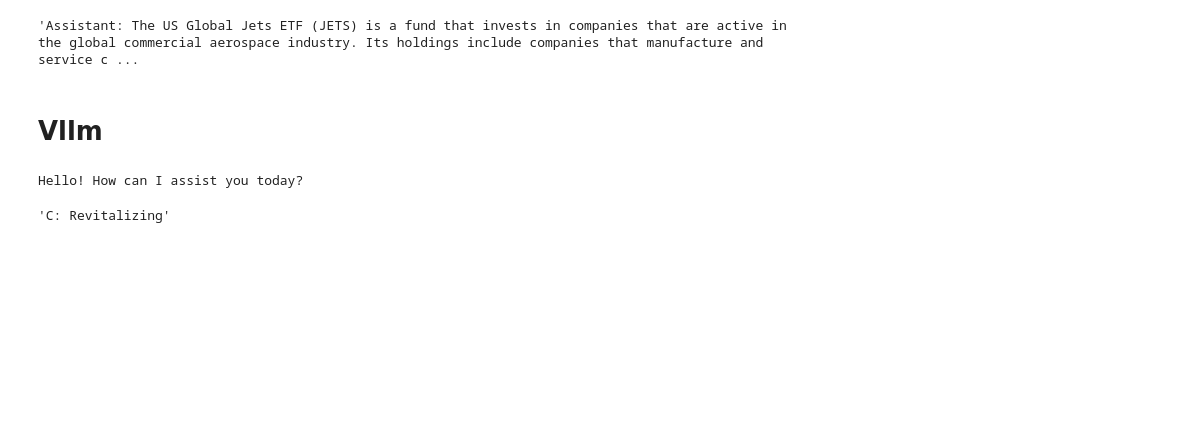
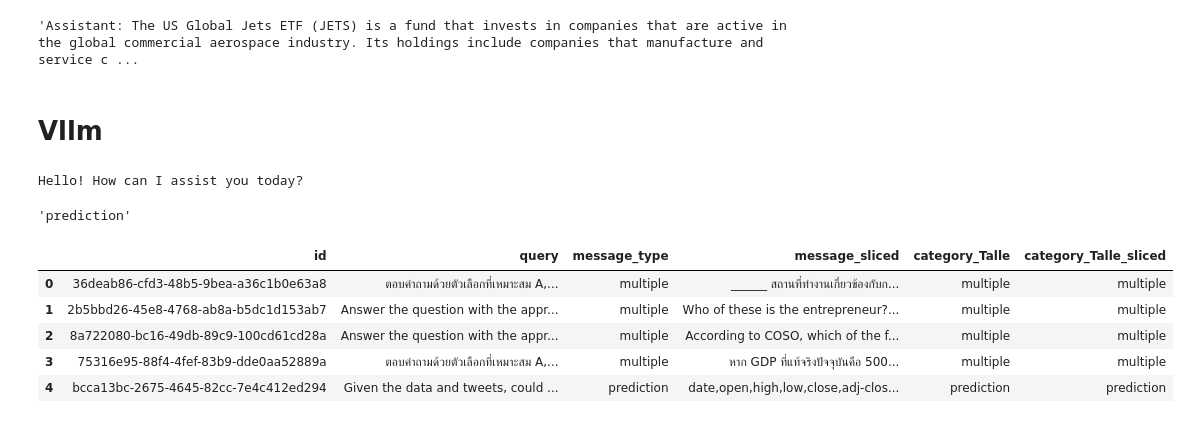
Before and after one commit to Angy-face/agentic, a Jupyter notebook: notebooks/experiment.ipynb, the cells around one changed output. Drawn from its saved outputs; the diff is of its cells as text; code cells hidden in the pictures; blank space fills up the shorter version.

```diff
--- a/notebooks/experiment.ipynb
+++ b/notebooks/experiment.ipynb
@@ -285,13 +300,44 @@ print(response.choices[0].message.content)
 # %% [output]
 Hello! How can I assist you today?
 # %%
-user_input = """ตอบคำถามด้วยตัวเลือกที่เหมาะสม A, B, C และ D โปรดตอบด้วยคำตอบที่ถูกต้อง A, B, C หรือ D เท่านั้น อย่าใช้คำฟุ่มเฟือยหรือให้ข้อมูลเพิ่มเติม
+user_input = """Assess the data and tweets to estimate whether the closing price of $axp will escalate or deflate at 2017-12-06. Respond with either Rise or Fall.
+Context: date,open,high,low,close,adj-close,inc-5,inc-10,inc-15,inc-20,inc-25,inc-30
+2017-11-21,0.0,0.3,-0.3,0.5,0.5,-0.7,-0.5,0.2,0.3,-0.2,-0.5
+2017-11-22,0.6,0.9,-0.4,-0.6,-0.6,0.1,-0.1,0.7,1.0,0.6,0.1
+2017-11-24,0.5,0.7,-0.0,-0.4,-0.4,0.4,0.3,0.9,1.2,1.0,0.6
+2017-11-27,0.1,0.6,-0.1,-0.0,-0.0,0.4,0.3,0.7,1.1,1.1,0.6
+2017-11-28,-1.6,0.0,-1.8,1.9,1.9,-1.2,-1.5,-1.3,-0.8,-0.7,-1.2
+2017-11-29,-0.7,0.7,-1.0,1.4,1.4,-2.1,-2.5,-2.6,-2.1,-2.0,-2.4
+2017-11-30,-0.7,0.8,-0.9,1.1,1.1,-2.5,-3.2,-3.5,-3.1,-2.9,-3.3
+2017-12-01,0.2,0.4,-2.1,0.2,0.2,-1.7,-2.9,-3.4,-3.2,-3.0,-3.2
+2017-12-04,0.0,0.6,-0.6,0.7,0.7,-1.4,-3.1,-3.8,-3.8,-3.6,-3.7
+2017-12-05,0.5,1.1,-0.1,0.1,0.1,-0.8,-2.8,-3.5,-3.8,-3.6,-3.6
 
-คำถาม: ______ สถานที่ทำงานเกี่ยวข้องกับการเสริมสร้างศักยภาพให้พนักงาน ตัวอย่างเช่น 'job enrichment' ที่พนักงานได้รับขอบเขตที่ใหญ่ขึ้นในการตัดสินใจว่าจะจัดระเบียบงานของตนอย่างไร หรือ 'job enlargement' ที่พนักงานได้รับมอบหมายงานที่หลากหลายมากขึ้น
-
-ตัวเลือกคำตอบ: A: Re-invigorating, B: Re-flourishing, C: Revitalizing, D: Rehumanizing
-
-คำตอบ:"""
+2017-11-21: this week's most significant insider trades: november 13 - 17, 2017 $aapl $abbv $axp $cost $duk $ge $k $mdt $schw¡­ |head-to-head review: netspend holdings $ntsp vs. american express $axp |reviewing a
+2017-11-22: rt AT_USER the consumer is more strapped then consensus wants to lead on. non supervisory #wages near cycle highs but #savings are get¡­|rt AT_USER the consumer is more strapped then consensus wants t
+2017-11-24: rt AT_USER move over, bitcoin and ethereum -- make way for $xrp AT_USER #stocks $axp, $san |the motley fool: move over, bitcoin and ethereum -- make way for ripple AT_USER #stocks $axp, $san |american
+2017-11-25: this week's most significant insider trades: november 13 - 17, 2017 $aapl $abbv $axp $cost $duk $ge $k $mdt $schw¡­ |$axp high oi range is 91.00 to 94.00 for option expiration 12/01/2017 #maxpain #opt
+2017-11-26: rt AT_USER danielle dimartino booth warns pressure on u.s. households is intensifying:  AT_USER $c¡­|rt AT_USER amex and banco santander will use ripple's blockchain network for instant intl. fund tra
+2017-11-27: rt AT_USER amex and banco santander will use ripple's blockchain network for instant intl. fund transfers. could be a big deal for¡­|rt AT_USER amex and banco santander will use ripple's blockchain ne
+2017-11-28: rt AT_USER amex and banco santander will use ripple's blockchain network for instant intl. fund transfers. could be a big deal for¡­|AT_USER $axp getting in cohoots with xrp see |rt AT_USER amex and b
+2017-11-29: rt AT_USER amex and banco santander will use ripple's blockchain network for instant intl. fund transfers. could be a big deal for¡­|largest $notional sell on close order imbalances $jpm $axp $spg $zb
+2017-11-30: american express company $axp insider ashwini gupta sells 57,306 shares |american express company $axp insider ashwini gupta sells 57,306 shares |comparing american express $axp &amp; netspend $ntsp |
+2017-12-01: toronto dominion bank buys 70,235 shares of american express company $axp |toronto dominion bank buys 70,235 shares of american express company $axp |archford capital strategies llc has $533,000 stake
+2017-12-02: american express $axp downgraded to ¡°hold¡± at valuengine |american express $axp downgraded to ¡°hold¡± at valuengine |american express $axp downgraded to ¡°hold¡± at valuengine |american express $ax
+2017-12-03: #validate #organic #strategies at  stay #focused on #success $mdt $axp $dow $gmcr $slb $x #fridayfeeling|#validate #organic #strategies at  stay #focused on #success $mdt $axp $dow $gmcr $slb $x #frid
+2017-12-04: $axp american express company sec filing: form 4 |how do you reconcile the popular buffett saying "there's never just one cockroach in the kitchen" with buying $axp¡­ |rt AT_USER $study the market is
+2017-12-05: the biggest mistake #wallstreet made in 20 years: giving up the credit card units that became the profitable visa &amp;¡­ |largest $notional buy on close order imbalances $v $baba $axp $dis $len $aptv
+Answer:"""
 classify(user_input)
 # %% [output]
-'C: Revitalizing'
+'prediction'
+# %%
+df = test
+df.head()
+# %% [output]
+|  | id | query | message_type | message_sliced | category_Talle | category_Talle_sliced |
+| 0 | 36deab86-cfd3-48b5-9bea-a36c1b0e63a8 | ตอบคำถามด้วยตัวเลือกที่เหมาะสม A,... | multiple | ______ สถานที่ทำงานเกี่ยวข้องกับก... | multiple | multiple |
+| 1 | 2b5bbd26-45e8-4768-ab8a-b5dc1d153ab7 | Answer the question with the appr... | multiple | Who of these is the entrepreneur?... | multiple | multiple |
+| 2 | 8a722080-bc16-49db-89c9-100cd61cd28a | Answer the question with the appr... | multiple | According to COSO, which of the f... | multiple | multiple |
+| 3 | 75316e95-88f4-4fef-83b9-dde0aa52889a | ตอบคำถามด้วยตัวเลือกที่เหมาะสม A,... | multiple | หาก GDP ที่แท้จริงปัจจุบันคือ 500... | multiple | multiple |
+| 4 | bcca13bc-2675-4645-82cc-7e4c412ed294 | Given the data and tweets, could ... | prediction | date,open,high,low,close,adj-clos... | prediction | prediction |
```
Also changed, not shown: parts of 5 cells of this notebook, 3 other files.
